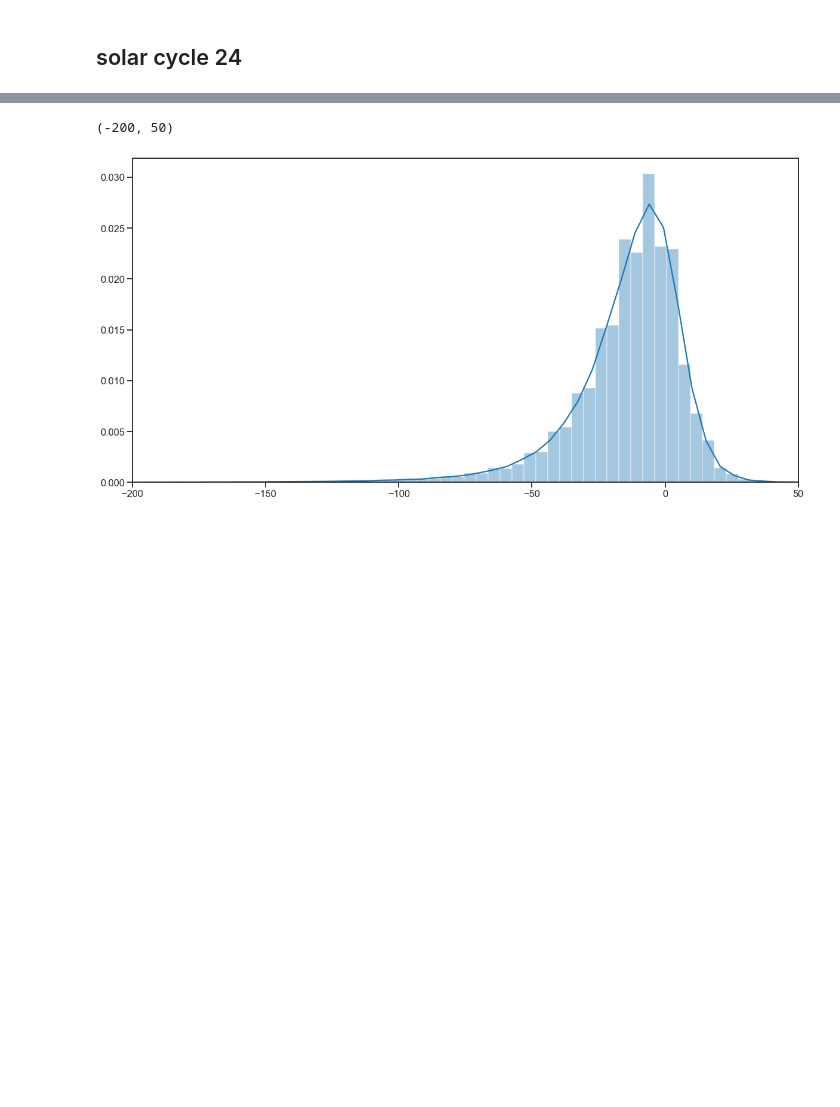
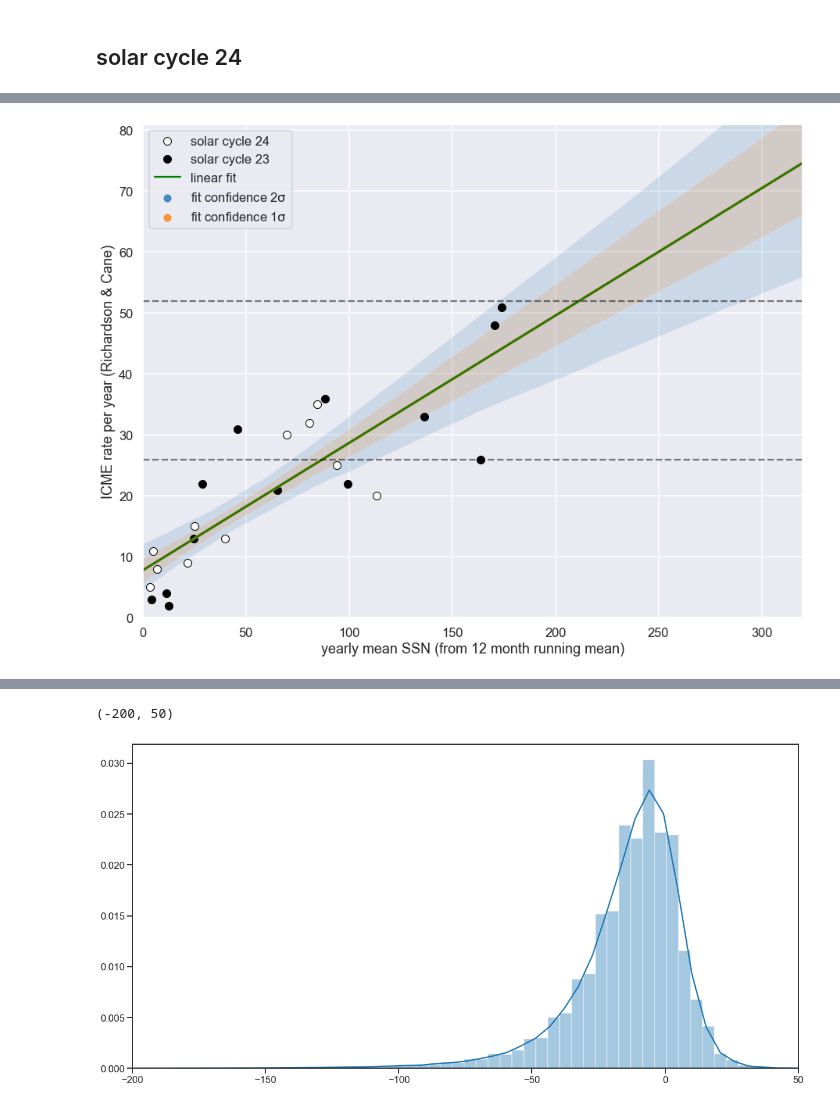
Before and after one commit to cmoestl/heliocats, a Jupyter notebook: cme_rate.ipynb, the cells around one changed output, grey strips where cells are left out. Drawn from its saved outputs; the diff is of its cells as text; code cells hidden in the pictures; blank space fills up the shorter version.

```diff
--- a/cme_rate.ipynb
+++ b/cme_rate.ipynb
@@ -887,0 +912,89 @@ conversion_factor_spots_to_icmes=6.0
+# %%
+#add spots23/24 and rc_rate23/24 into 1 array for correlation
+spots_corr=np.hstack([spots23,spots24])
+rc_rate_corr=np.hstack([rc_rate23,rc_rate24])
+
+#quick check with seaborn for correlation
+#seaborn uses this :import statsmodels
+#kind{ “scatter” | “reg” | “resid” | “kde” | “hex” }, optional
+#sns.jointplot(spots_corr,rc_rate_corr,kind='reg',xlim=[0,np.max(spots_corr)+20],ylim=[0,np.max(rc_rate_corr+10)], \
+#                  marginal_kws=dict(bins=5, rug=True),x_ci=95).set_axis_labels("yearly mean SSN (12 month running mean)", "ICME rate (Richardson & Cane)")
+
+
+##################################### make linear fit
+
+#************ add errors in ICME rate here
+#https://docs.scipy.org/doc/scipy/reference/generated/scipy.stats.linregress.html
+print('linear fit SSN vs. ICME rate')
+linfit=scipy.stats.linregress(spots_corr,rc_rate_corr)
+print(linfit)
+print('icme_rate[per year] = (',np.round(linfit.slope,3),'+/-',np.round(linfit.stderr,3),') * sunspot number [yearly] + ',np.round(linfit.intercept,3))
+
+
+print('inverse slope:',np.round(1/linfit.slope,2))
+print('Pearson correlation coefficient:',np.round(linfit.rvalue,2))
+
+
+#################################### Function for conversion, with errors on fit confidence 2 times std
+
+#with these results from the linear fit, make a conversion function from ssn to icme_rate
+def ssn_to_rate(ssn,fitresult):
+    rate=linfit.slope*ssn+linfit.intercept
+    rate_low=(linfit.slope-2*linfit.stderr)*ssn+linfit.intercept
+    rate_up=(linfit.slope+2*linfit.stderr)*ssn+linfit.intercept
+    return rate, rate_low, rate_up
+
+print('mean difference icme rate SC23 to predicted rate with linear fit, over full cycle:',  \
+      np.round(np.mean(ssn_to_rate(spots23,linfit)[0]-rc_rate23),2),'+/-', \
+      np.round(np.std(ssn_to_rate(spots23,linfit)[0]-rc_rate23),1))#
+print('mean difference icme rate SC24 to predicted rate with linear fit, over full cycle:',  \
+      np.round(np.mean(ssn_to_rate(spots24,linfit)[0]-rc_rate24),2),'+/-', \
+      np.round(np.std(ssn_to_rate(spots24,linfit)[0]-rc_rate24),1))#
+print()
+
+
+############################ plot figure
+sns.set_context("talk")
+sns.set_style('darkgrid')
+fsize=15
+fig=plt.figure(2,figsize=(13,10))
+#plt.plot(spots_corr,rc_rate_corr,marker='o',linestyle='',markersize=10)
+plt.plot(spots24,rc_rate24,color='black',markerfacecolor='white',marker='o',linestyle='',markersize=10,label='solar cycle 24')
+plt.plot(spots23,rc_rate23,color='black',marker='o',linestyle='',markersize=10,label='solar cycle 23')
+
+
+plt.xlim(0,320)
+plt.ylim(0,np.max(rc_rate_corr)+30)
+
+plt.xlabel("yearly mean SSN (from 12 month running mean)")
+plt.ylabel("ICME rate per year (Richardson & Cane)")
+
+#errors
+#ylinfit_1=(linfit.slope-linfit.stderr)*xlinfit+linfit.intercept
+#ylinfit_2=(linfit.slope+linfit.stderr)*xlinfit+linfit.intercept
+#plt.plot(xlinfit,ylinfit_1,'--k')
+#plt.plot(xlinfit,ylinfit_2,'--k')
+
+#https://seaborn.pydata.org/generated/seaborn.regplot.html
+sns.regplot(spots_corr,rc_rate_corr, x_ci='ci',ci=95,label=r'fit confidence 2$\mathrm{\sigma}$')
+sns.regplot(spots_corr,rc_rate_corr, x_ci='ci',ci=68,label=r'fit confidence 1$\mathrm{\sigma}$')
+
+xlinfit=np.arange(0,350)
+ylinfit=linfit.slope*xlinfit+linfit.intercept
+plt.plot(xlinfit,ylinfit,'-g',label='linear fit')
+
+plt.plot(xlinfit,np.zeros(len(xlinfit))+52,'--k',alpha=0.5)
+plt.plot(xlinfit,np.zeros(len(xlinfit))+26,'--k',alpha=0.5)
+
+
+
+plt.legend(loc=2)
+
+plt.tight_layout()
+plt.savefig('results/plots_rate/fig2_rate_ssn.pdf', dpi=300)
+plt.savefig('results/plots_rate/fig2_rate_ssn', dpi=300)
+
+
+#************************* add error bar from HSO!!!!!!!!!!!!!!
+print('*************** add on ICME rate error bar from HSO observations')
+# %% [output]
@@ -887,0 +1010 @@ conversion_factor_spots_to_icmes=6.0
+[figure, added]
```
Also changed, not shown: parts of 33 cells of this notebook, 1 other file.
